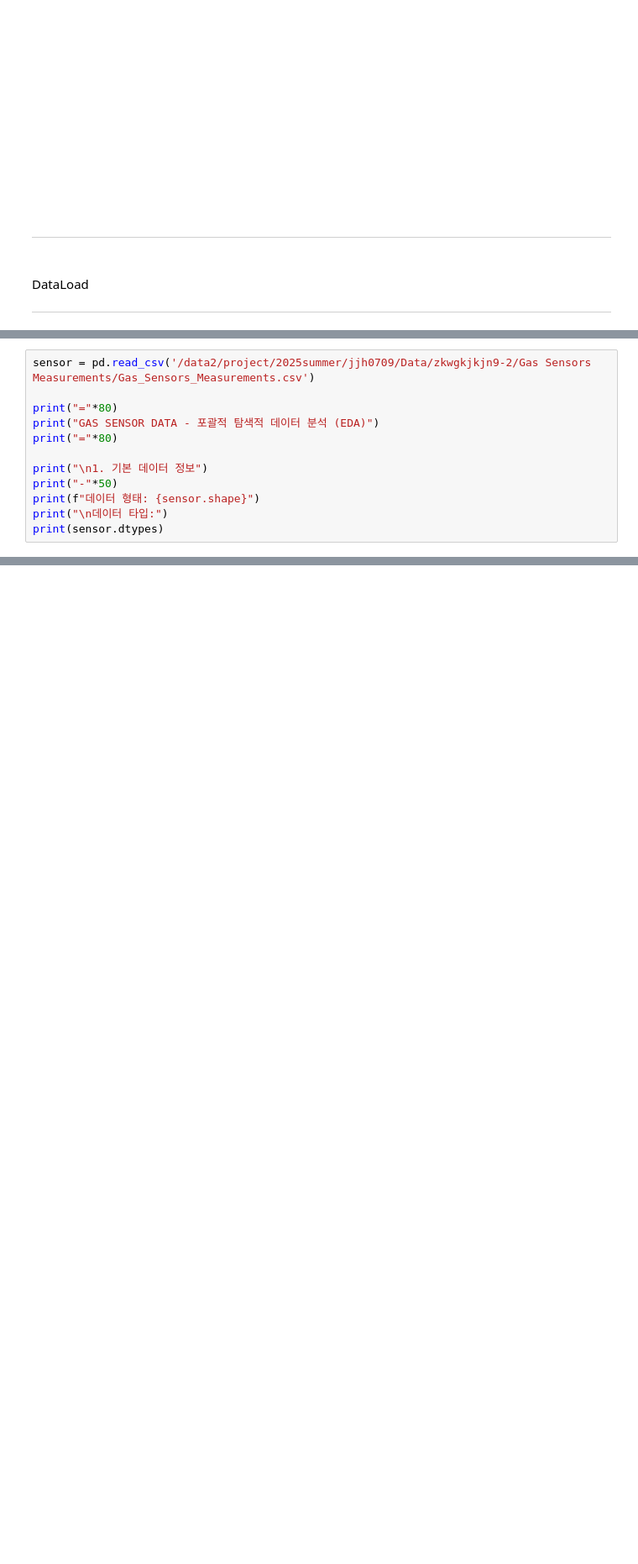
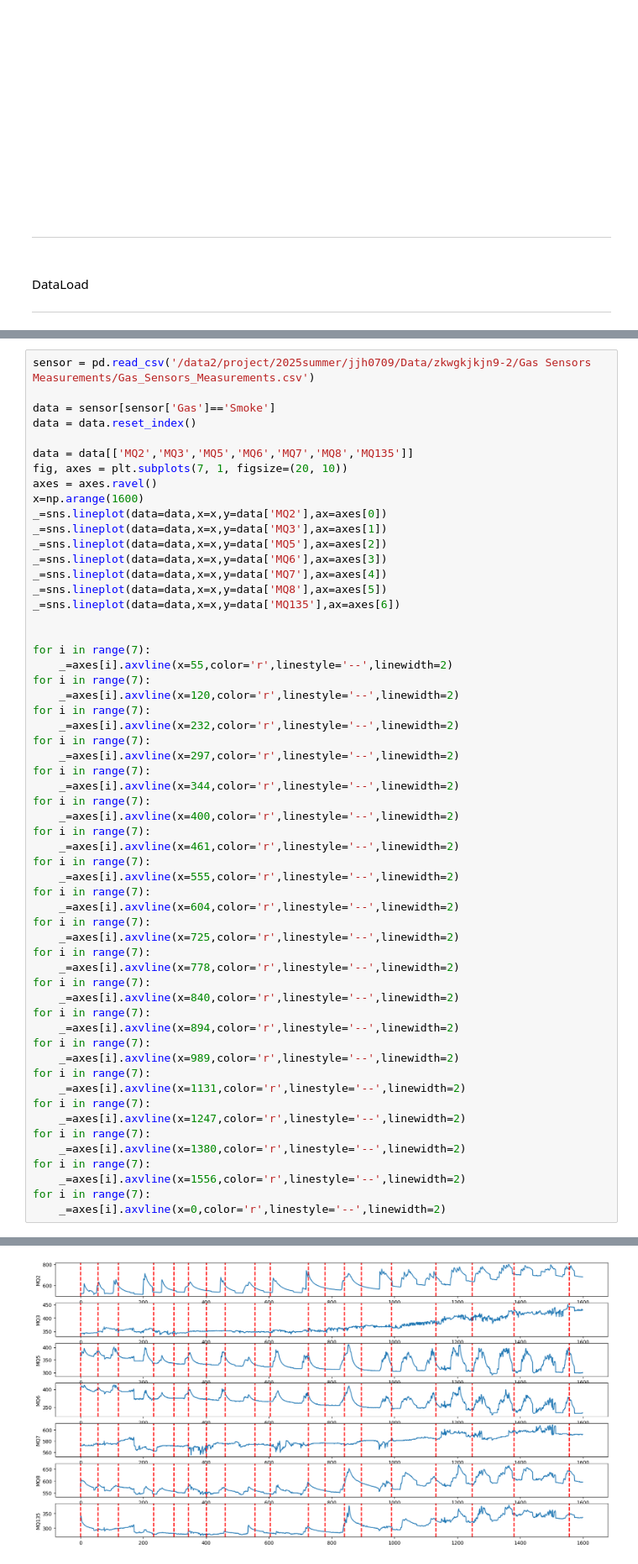
Before and after one commit to Wlsghdh/GasLeakage-MultiModal-MTF, a Jupyter notebook: Untitled1.ipynb, the cells around one changed output, grey strips where cells are left out. Shown at 84% size. Cells and saved outputs as stored; diff of their text form; blank space fills up the shorter version.

```diff
--- a/Untitled1.ipynb
+++ b/Untitled1.ipynb
@@ -35,13 +37,58 @@ DataLoad
 # %%
 sensor = pd.read_csv('/data2/project/2025summer/jjh0709/Data/zkwgkjkjn9-2/Gas Sensors Measurements/Gas_Sensors_Measurements.csv')
 
-print("="*80)
-print("GAS SENSOR DATA - 포괄적 탐색적 데이터 분석 (EDA)")
-print("="*80)
+data = sensor[sensor['Gas']=='Smoke']
+data = data.reset_index()
 
-print("\n1. 기본 데이터 정보")
-print("-"*50)
-print(f"데이터 형태: {sensor.shape}")
-print("\n데이터 타입:")
-print(sensor.dtypes)
+data = data[['MQ2','MQ3','MQ5','MQ6','MQ7','MQ8','MQ135']]
+fig, axes = plt.subplots(7, 1, figsize=(20, 10))
+axes = axes.ravel()
+x=np.arange(1600)
+_=sns.lineplot(data=data,x=x,y=data['MQ2'],ax=axes[0])
+_=sns.lineplot(data=data,x=x,y=data['MQ3'],ax=axes[1])
+_=sns.lineplot(data=data,x=x,y=data['MQ5'],ax=axes[2])
+_=sns.lineplot(data=data,x=x,y=data['MQ6'],ax=axes[3])
+_=sns.lineplot(data=data,x=x,y=data['MQ7'],ax=axes[4])
+_=sns.lineplot(data=data,x=x,y=data['MQ8'],ax=axes[5])
+_=sns.lineplot(data=data,x=x,y=data['MQ135'],ax=axes[6])
+
+
+for i in range(7):
+    _=axes[i].axvline(x=55,color='r',linestyle='--',linewidth=2)
+for i in range(7):
+    _=axes[i].axvline(x=120,color='r',linestyle='--',linewidth=2)
+for i in range(7):
+    _=axes[i].axvline(x=232,color='r',linestyle='--',linewidth=2)
+for i in range(7):
+    _=axes[i].axvline(x=297,color='r',linestyle='--',linewidth=2)
+for i in range(7):
+    _=axes[i].axvline(x=344,color='r',linestyle='--',linewidth=2)
+for i in range(7):
+    _=axes[i].axvline(x=400,color='r',linestyle='--',linewidth=2)
+for i in range(7):
+    _=axes[i].axvline(x=461,color='r',linestyle='--',linewidth=2)
+for i in range(7):
+    _=axes[i].axvline(x=555,color='r',linestyle='--',linewidth=2)
+for i in range(7):
+    _=axes[i].axvline(x=604,color='r',linestyle='--',linewidth=2)
+for i in range(7):
+    _=axes[i].axvline(x=725,color='r',linestyle='--',linewidth=2)
+for i in range(7):
+    _=axes[i].axvline(x=778,color='r',linestyle='--',linewidth=2)
+for i in range(7):
+    _=axes[i].axvline(x=840,color='r',linestyle='--',linewidth=2)
+for i in range(7):
+    _=axes[i].axvline(x=894,color='r',linestyle='--',linewidth=2)
+for i in range(7):
+    _=axes[i].axvline(x=989,color='r',linestyle='--',linewidth=2)
+for i in range(7):
+    _=axes[i].axvline(x=1131,color='r',linestyle='--',linewidth=2)
+for i in range(7):
+    _=axes[i].axvline(x=1247,color='r',linestyle='--',linewidth=2)
+for i in range(7):
+    _=axes[i].axvline(x=1380,color='r',linestyle='--',linewidth=2)
+for i in range(7):
+    _=axes[i].axvline(x=1556,color='r',linestyle='--',linewidth=2)
+for i in range(7):
+    _=axes[i].axvline(x=0,color='r',linestyle='--',linewidth=2)
 # %% [output]
@@ -67,0 +95 @@ dtype: object
+[figure, added]
```
Also changed, not shown: parts of 8 cells of this notebook.
